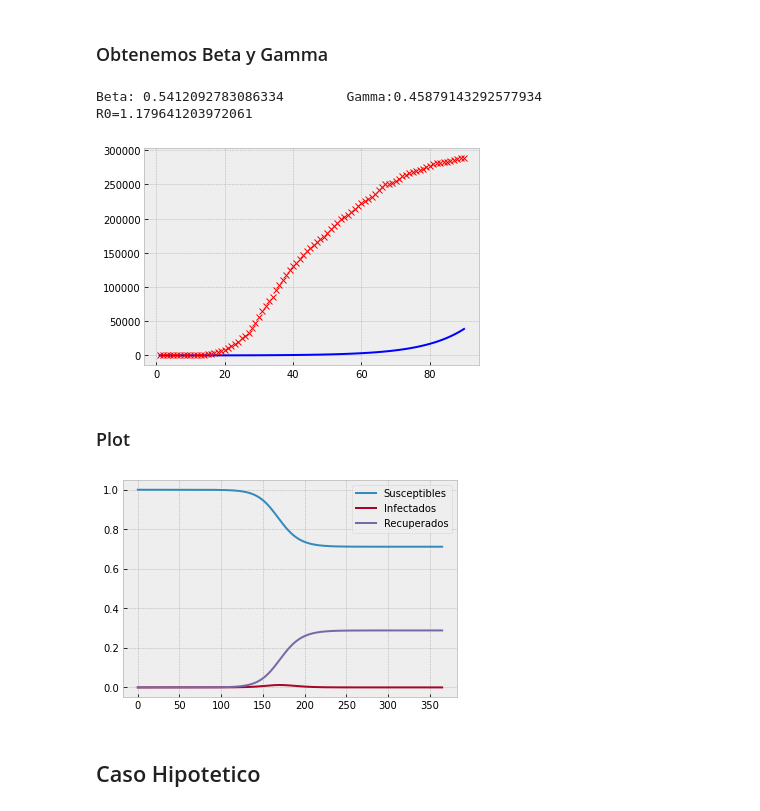
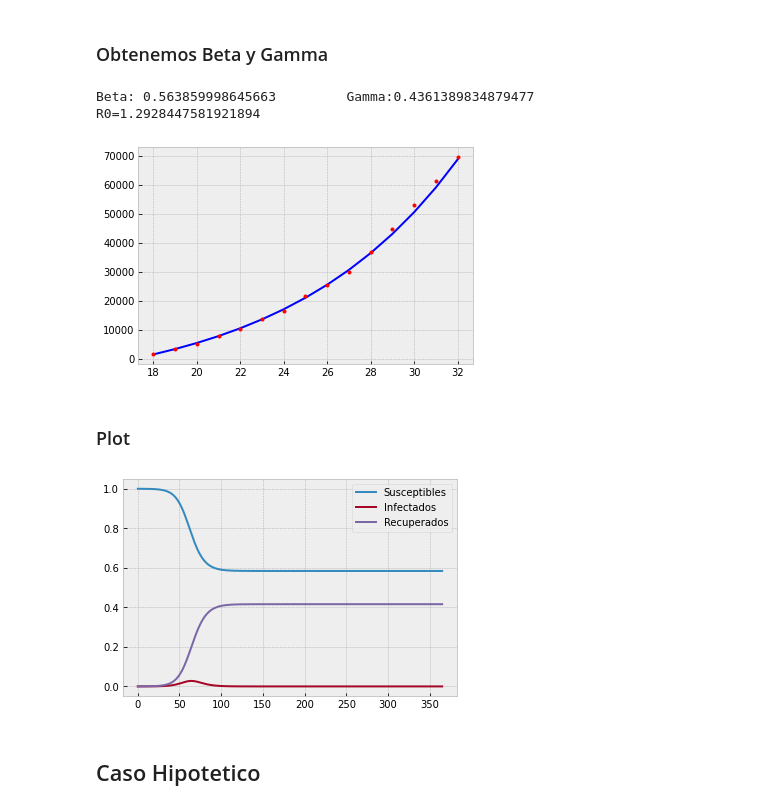
Before and after one commit to fbellidopazos/covidSIRAnalysis, a Jupyter notebook: Jupyter Notebooks/SIRNotebook.ipynb, the cells around one changed output. Cells and saved outputs as stored; diff of their text form; code cells hidden in the pictures.

```diff
--- a/Jupyter Notebooks/SIRNotebook.ipynb
+++ b/Jupyter Notebooks/SIRNotebook.ipynb
@@ -5,8 +5,9 @@ import numpy as np
 import matplotlib.pyplot as plt
 from scipy import integrate,optimize
 from processingModule import getCities
+import tikzplotlib
 
-plt.style.use("bmh")
+#plt.style.use("bmh")
 %matplotlib inline
 # %% [markdown]
 # SIR Model
@@ -24,8 +25,8 @@ def functionRSS(values):
     beta, gamma = values
     # print(f'Called with \n\tBeta:{beta}\tGamma:{gamma}')
     infectius = integrate.odeint(SIR,(S0,I0,R0),xData,args=(beta,gamma))[:,1]
-    residues = np.array([ (yData[i]-infectius[i])**2 for i in range(0,len(infectius)) ])
-    return np.sum(residues)
+    residues = np.array([ (yData[i]-infectius[i]) for i in range(0,len(infectius)) ])
+    return np.sum(np.power(residues,2))
 # %% [markdown]
 # MODELADO
 # %% [markdown]
@@ -45,9 +46,18 @@ for i in city:
         yData.append(i[1])
 xData = [i for i in range(1,len(xData_Date)+1)]
 
-day=90
-xData=xData[0:day]
-yData=yData[0:day]
+initDay = 17
+day=15
+
+allRecovered = 0
+if(initDay>15):
+    allRecovered = np.sum(xData[0:initDay-15])
+
+
+xData=xData[initDay:initDay+day]
+yData=yData[initDay:initDay+day]
+
+
 
 yData = np.array(yData, dtype=int)
 xData = np.array(xData, dtype=int)
@@ -58,7 +68,7 @@ Evrything in order
 # %%
 N = 46700000
 I0 = yData[0]
-R0 = 0
+R0 = allRecovered
 S0 = N-I0-R0
 # %% [markdown]
 ### Obtenemos Beta y Gamma
@@ -67,35 +77,34 @@ res = optimize.minimize(functionRSS,[0.5,0.5],bounds=[(0,1),(0,1)])
 beta, gamma = res.x
 print(f"Beta: {res.x[0]} \tGamma:{res.x[1]}\tR0={res.x[0]/res.x[1]}")
 # %% [output]
-Beta: 0.5412092783086334        Gamma:0.45879143292577934       R0=1.179641203972061
+Beta: 0.563859998645663         Gamma:0.4361389834879477        R0=1.2928447581921894
 # %%
-#plt.plot(xData, yData, 'x')
 
 resultFunctions = integrate.odeint(SIR, (S0, I0, R0), xData, args=(beta, gamma))
 
 
 
 acumulativeInfectiusReal = []
 acumulativeInfectius = []
 for i in range(0,len(yData)):
     if(i==0):
         acumulativeInfectiusReal.append(yData[0])
         acumulativeInfectius.append(resultFunctions[0,1])
     else:
         acumulativeInfectiusReal.append(acumulativeInfectiusReal[i-1]+yData[i])
         acumulativeInfectius.append(acumulativeInfectius[i-1]+resultFunctions[i,1])
 
 plt.plot(xData,acumulativeInfectius,"b")
-plt.plot(xData, acumulativeInfectiusReal,'rx')
+plt.plot(xData, acumulativeInfectiusReal,'r.')
 plt.show()
 # %% [output]
-[figure, old version]
+[figure, new version]
 # %% [markdown]
 ### Plot
 # %%
 yearsFuture = 1
 
-predict = np.linspace(0.0,365*yearsFuture,num=365*yearsFuture)
+predict = np.linspace(0.0,int(365*yearsFuture),num=int(365*yearsFuture))
 resultFunctions = integrate.odeint(SIR, (S0, I0, R0), predict, args=(beta, gamma))
 
 plt.plot(predict, resultFunctions[:,0]/N)
@@ -104,7 +113,7 @@ plt.plot(predict, resultFunctions[:,2]/N)
 plt.legend(["Susceptibles","Infectados","Recuperados"])
 plt.show()
 # %% [output]
-[figure, old version]
+[figure, new version]
 # %% [markdown]
 ## Caso Hipotetico
 # %% [markdown]
```
Also changed, not shown: parts of 1 cell of this notebook, 11 other files.
